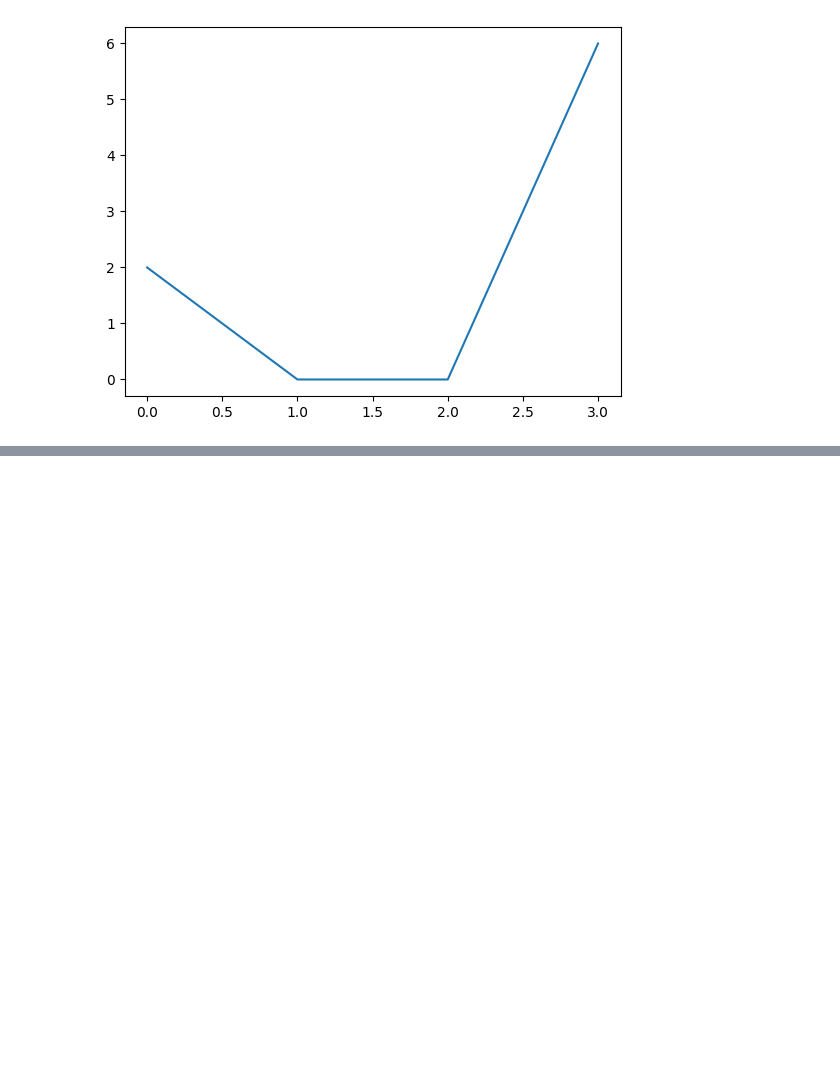
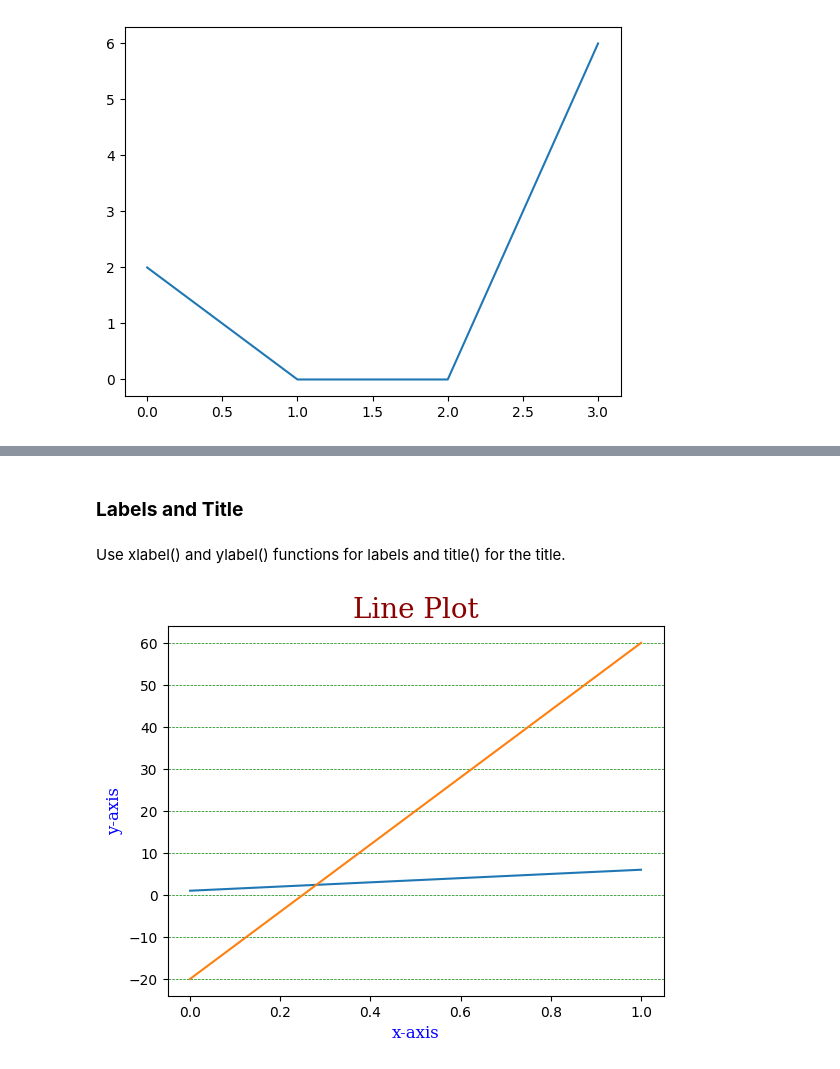
Before and after one commit to kibuba-njihia/mastering-matplotlib, a Jupyter notebook: matplotlib.ipynb, the cells around one changed output, grey strips where cells are left out. Saved outputs shown, nothing was run; the diff lists cells and outputs as text; code cells hidden in the pictures; blank space fills up the shorter version.

```diff
--- a/matplotlib.ipynb
+++ b/matplotlib.ipynb
@@ -36,0 +62,21 @@ plt.show()
+# %% [markdown]
+### **Labels and Title**
+# %% [markdown]
+Use xlabel() and ylabel() functions for labels and title() for the title.
+# %%
+array_one=np.array([1,6])
+array_two=np.array([-20,60])
+
+plt.plot(array_one)
+plt.plot(array_two)
+
+font1 = {'family':'serif','color':'blue','size':20}
+font2 = {'family':'serif','color':'darkred','size':15}
+
+plt.xlabel("x-axis",fontdict=font1,size=12)
+plt.ylabel("y-axis",fontdict=font1,size=12)
+plt.title("Line Plot",fontdict=font2,size=20,loc='Center')
+plt.grid(axis='y',color = 'green', linestyle = '--', linewidth = 0.5) # Adding gridlines
+plt.show()
+# %% [output]
+[figure, added]
```
Also changed, not shown: parts of 10 cells of this notebook.
